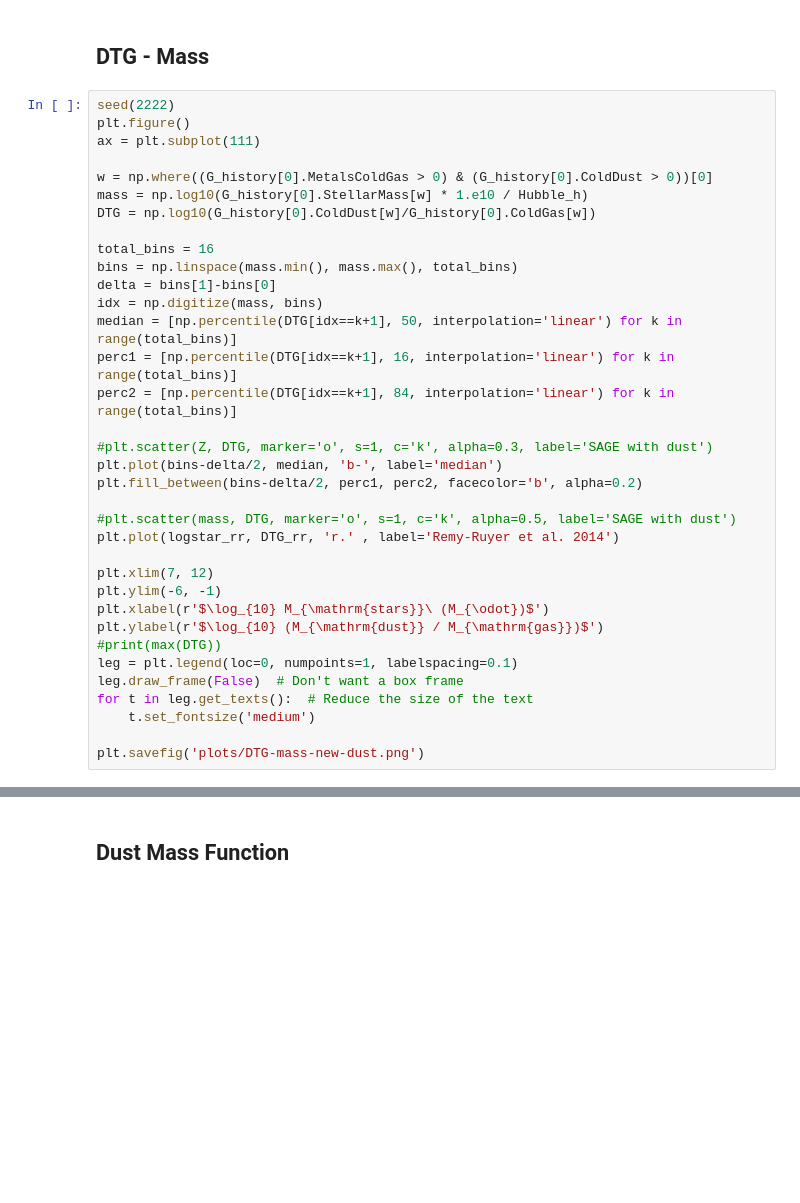
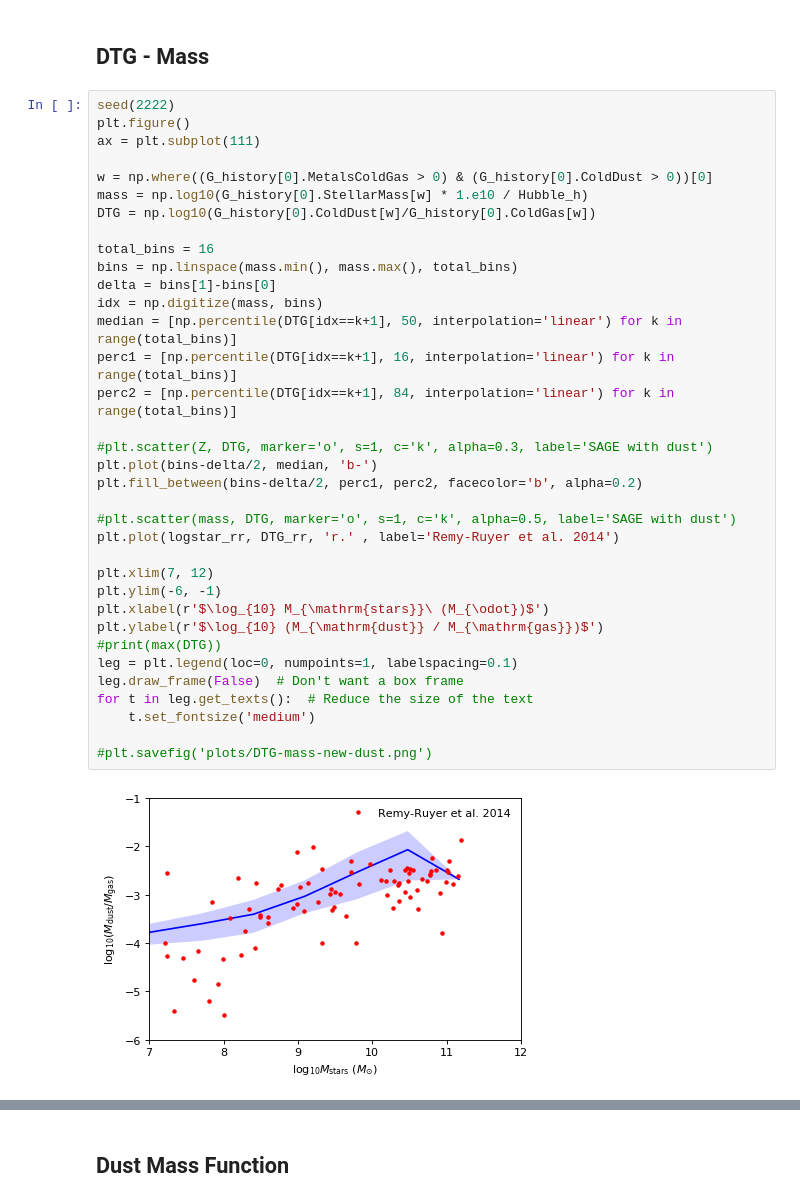
Before and after one commit to darrencroton/sage, a Jupyter notebook: analysis/allresults-new.ipynb, the cells around one changed output, grey strips where cells are left out. Saved outputs shown, nothing was run; the diff lists cells and outputs as text; blank space fills up the shorter version.

```diff
--- a/analysis/allresults-new.ipynb
+++ b/analysis/allresults-new.ipynb
@@ -519,32 +528,34 @@ plt.figure()
 ax = plt.subplot(111)
 
 w = np.where((G_history[0].MetalsColdGas > 0) & (G_history[0].ColdDust > 0))[0]
 mass = np.log10(G_history[0].StellarMass[w] * 1.e10 / Hubble_h)
 DTG = np.log10(G_history[0].ColdDust[w]/G_history[0].ColdGas[w])
 
 total_bins = 16
 bins = np.linspace(mass.min(), mass.max(), total_bins)
 delta = bins[1]-bins[0]
 idx = np.digitize(mass, bins)
 median = [np.percentile(DTG[idx==k+1], 50, interpolation='linear') for k in range(total_bins)]
 perc1 = [np.percentile(DTG[idx==k+1], 16, interpolation='linear') for k in range(total_bins)]
 perc2 = [np.percentile(DTG[idx==k+1], 84, interpolation='linear') for k in range(total_bins)]
 
 #plt.scatter(Z, DTG, marker='o', s=1, c='k', alpha=0.3, label='SAGE with dust')
-plt.plot(bins-delta/2, median, 'b-', label='median')
+plt.plot(bins-delta/2, median, 'b-')
 plt.fill_between(bins-delta/2, perc1, perc2, facecolor='b', alpha=0.2)
 
 #plt.scatter(mass, DTG, marker='o', s=1, c='k', alpha=0.5, label='SAGE with dust')
 plt.plot(logstar_rr, DTG_rr, 'r.' , label='Remy-Ruyer et al. 2014')
 
 plt.xlim(7, 12)
 plt.ylim(-6, -1)
 plt.xlabel(r'$\log_{10} M_{\mathrm{stars}}\ (M_{\odot})$')
 plt.ylabel(r'$\log_{10} (M_{\mathrm{dust}} / M_{\mathrm{gas}})$')
 #print(max(DTG))
 leg = plt.legend(loc=0, numpoints=1, labelspacing=0.1)
 leg.draw_frame(False)  # Don't want a box frame
 for t in leg.get_texts():  # Reduce the size of the text
     t.set_fontsize('medium')
 
-plt.savefig('plots/DTG-mass-new-dust.png')
+#plt.savefig('plots/DTG-mass-new-dust.png')
+# %% [output]
+[figure, added]
```
Also changed, not shown: parts of 13 cells of this notebook.
